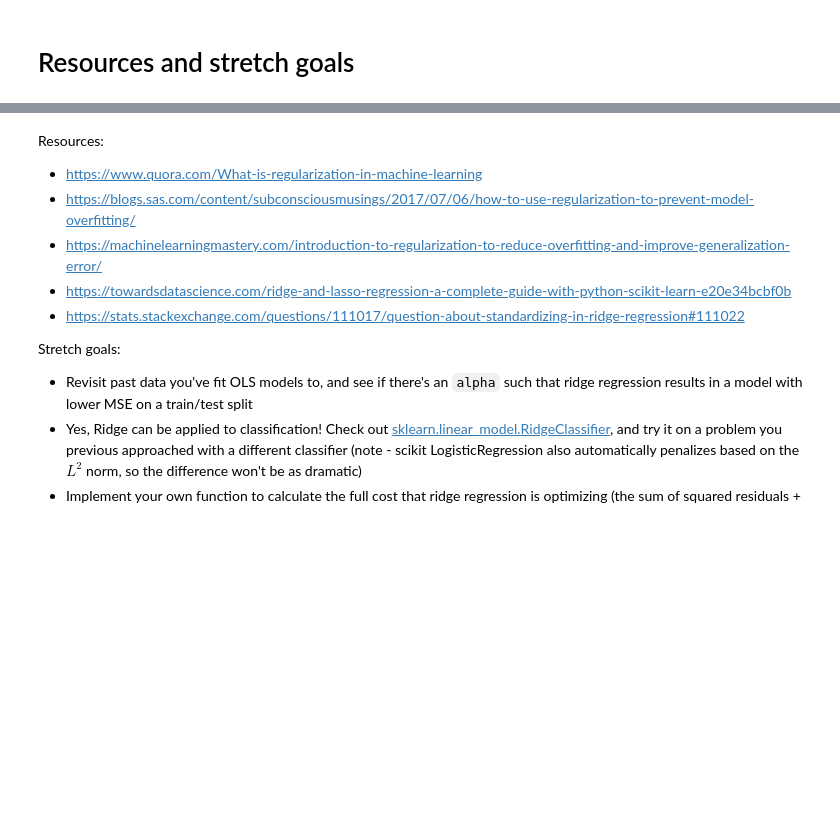
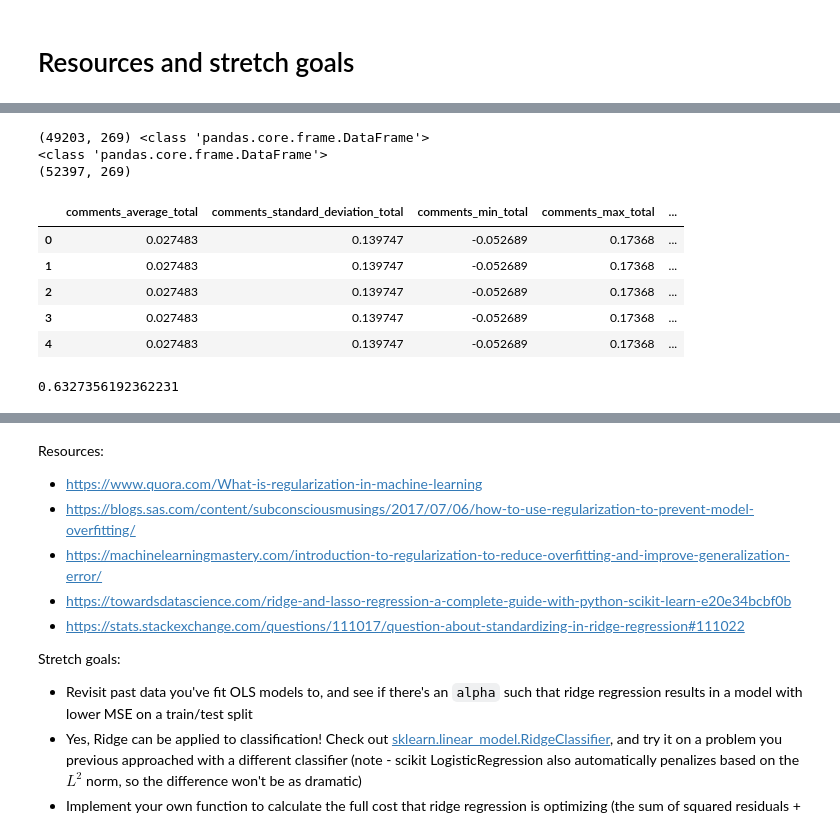
Before and after one commit to bloominstituteoftechnology/DS-Unit-2-Sprint-3-Advanced-Regression, a Jupyter notebook: module4-ridge-regression/LS_DS_234_Ridge_Regression.ipynb, the cells around one changed output, grey strips where cells are left out. Saved outputs shown, nothing was run; the diff lists cells and outputs as text; code cells hidden in the pictures; blank space fills up the shorter version.

```diff
--- a/module4-ridge-regression/LS_DS_234_Ridge_Regression.ipynb
+++ b/module4-ridge-regression/LS_DS_234_Ridge_Regression.ipynb
@@ -324,0 +532,29 @@ You can create whatever plots, tables, or other results support your argument. I
+# %%
+train_columns = copy.deepcopy(good_columns)
+train_columns.remove('timestamp')
+train_df = pd.read_csv('blogData_train.csv',header=None, names=names)
+train_df.drop(bad_columns, inplace=True, axis=1)
+test = train_df.drop_duplicates()
+print(test.shape,type(test))
+print(type(train_df.head(1)))
+print(train_df.shape)
+train_df = test
+train_df = pd.DataFrame(scale(train_df), columns=train_columns)
+train_df.head()
+# %% [output]
+(49203, 269) <class 'pandas.core.frame.DataFrame'>
+<class 'pandas.core.frame.DataFrame'>
+(52397, 269)
+|  | comments_average_total | comments_standard_deviation_total | comments_min_total | comments_max_total | ... |
+| 0 | 0.027483 | 0.139747 | -0.052689 | 0.17368 | ... |
+| 1 | 0.027483 | 0.139747 | -0.052689 | 0.17368 | ... |
+| 2 | 0.027483 | 0.139747 | -0.052689 | 0.17368 | ... |
+| 3 | 0.027483 | 0.139747 | -0.052689 | 0.17368 | ... |
+| 4 | 0.027483 | 0.139747 | -0.052689 | 0.17368 | ... |
+# %%
+y = train_df.comments_in_next_day
+X = train_df.drop('comments_in_next_day', axis='columns')
+lin_reg = LinearRegression().fit(X, y)
+mean_squared_error(y, lin_reg.predict(X))
+# %% [output]
+0.6327356192362231
```
Also changed, not shown: parts of 20 cells of this notebook.
